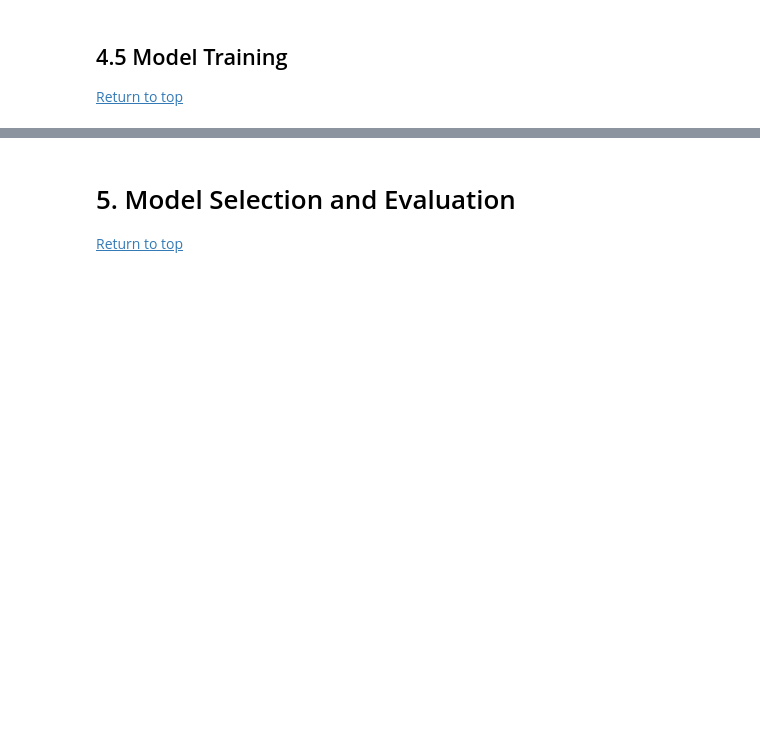
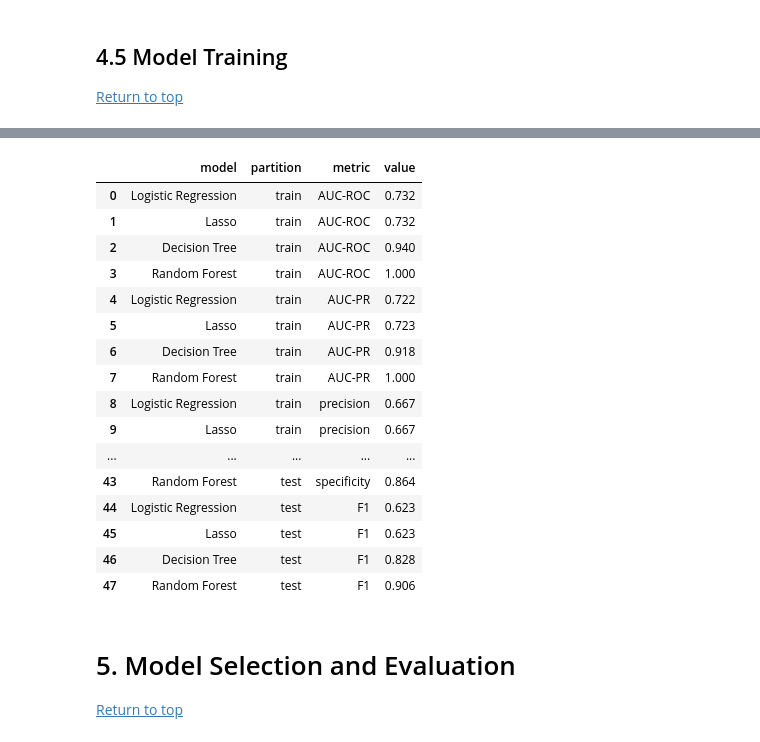
Before and after one commit to stevenworthington/cs109a_final_project, a Jupyter notebook: code/cs109a_final_report.ipynb, the cells around one changed output, grey strips where cells are left out. Cells and saved outputs as stored; diff of their text form; code cells hidden in the pictures; blank space fills up the shorter version.

```diff
--- a/code/cs109a_final_report.ipynb
+++ b/code/cs109a_final_report.ipynb
@@ -466,20 +513,44 @@ dt.cost_complexity_pruning_path(X_train, y_train)
 # %%
 # Random Forest
 
-params = {'min_samples_split': [2,5,10,20],
+params = {'random_state': [109],
+          'min_samples_split': [2,5,10,20],
           'max_features': [2,5,8]
          }
 
-rf = GridSearchCV(estimator=RandomForestRegressor(random_state=109),
+rf = GridSearchCV(estimator=RandomForestClassifier(),
                   param_grid=params,
                   cv=5)
 rf.fit(X_train, y_train)
 
 # refitting outside of GridSearchCV so that we can extract Variable Importances later
-rf_tuned = RandomForestRegressor(
+rf_tuned = RandomForestClassifier(
     max_features=rf.best_params_['max_features'],
     min_samples_split=rf.best_params_['min_samples_split'],
     random_state=109).fit(X_train, y_train)
+# %%
+# save metrics for random forest
+data = (X_train, X_test, y_train, y_test)
+results.append(get_performance_metrics(rf, 'Random Forest', data))
+get_results_df(results)
+# %% [output]
+|  | model | partition | metric | value |
+| 0 | Logistic Regression | train | AUC-ROC | 0.732 |
+| 1 | Lasso | train | AUC-ROC | 0.732 |
+| 2 | Decision Tree | train | AUC-ROC | 0.940 |
+| 3 | Random Forest | train | AUC-ROC | 1.000 |
+| 4 | Logistic Regression | train | AUC-PR | 0.722 |
+| 5 | Lasso | train | AUC-PR | 0.723 |
+| 6 | Decision Tree | train | AUC-PR | 0.918 |
+| 7 | Random Forest | train | AUC-PR | 1.000 |
+| 8 | Logistic Regression | train | precision | 0.667 |
+| 9 | Lasso | train | precision | 0.667 |
+| ... | ... | ... | ... | ... |
+| 43 | Random Forest | test | specificity | 0.864 |
+| 44 | Logistic Regression | test | F1 | 0.623 |
+| 45 | Lasso | test | F1 | 0.623 |
+| 46 | Decision Tree | test | F1 | 0.828 |
+| 47 | Random Forest | test | F1 | 0.906 |
 # %% [markdown]
 <a name="5.-Model-Selection-and-Evaluation"></a>
 # 5. Model Selection and Evaluation
```
Also changed, not shown: parts of 6 cells of this notebook.
